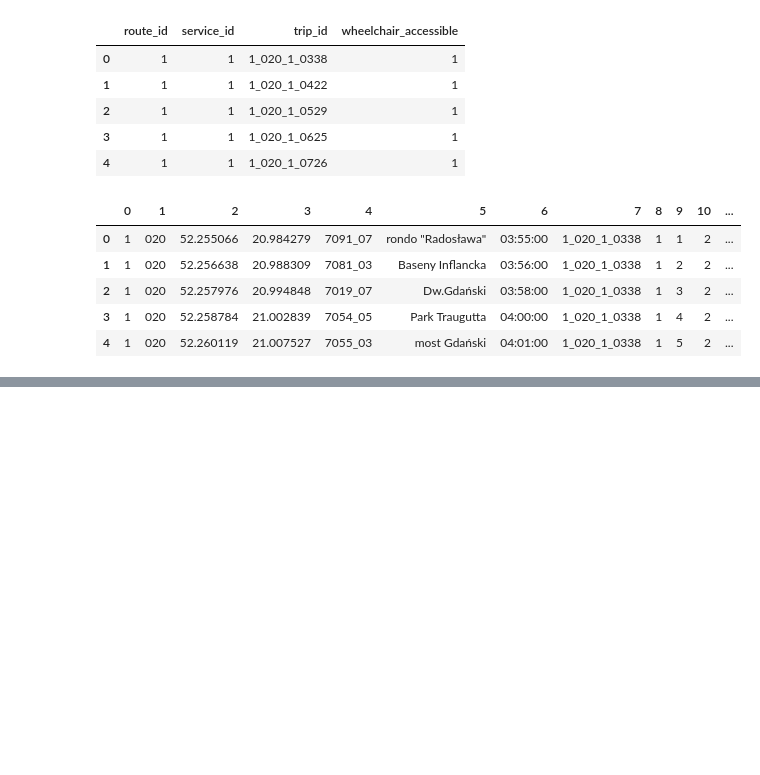
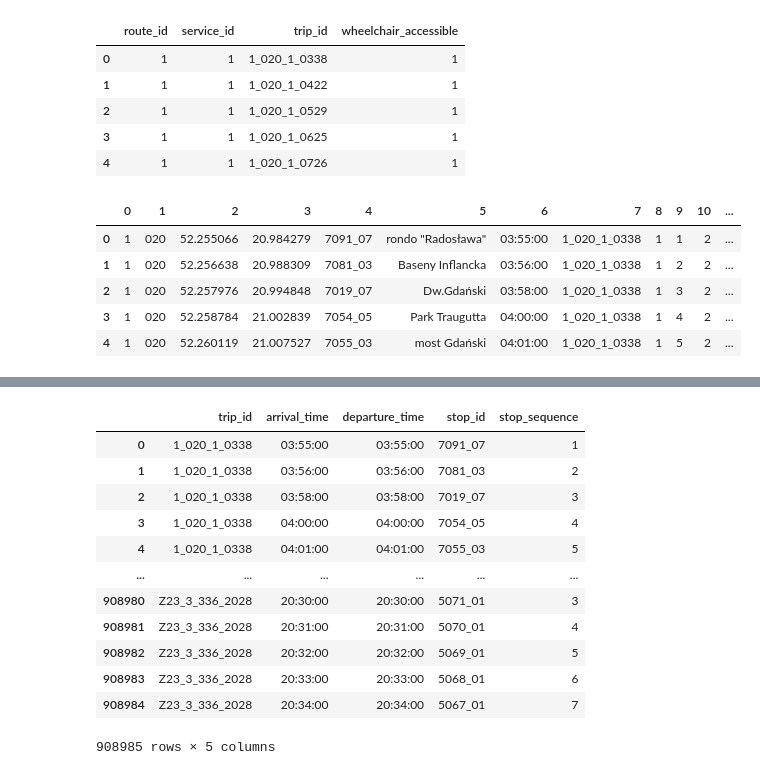
Before and after one commit to hoanganhlinh/praca-inzynierska, a Jupyter notebook: EDA.ipynb, the cells around one changed output, grey strips where cells are left out. Cells and saved outputs as stored; diff of their text form; code cells hidden in the pictures; blank space fills up the shorter version.

```diff
--- a/EDA.ipynb
+++ b/EDA.ipynb
@@ -197,0 +192,16 @@ timetables_df.head()
+# %%
+stop_times_df
+# %% [output]
+|  | trip_id | arrival_time | departure_time | stop_id | stop_sequence |
+| 0 | 1_020_1_0338 | 03:55:00 | 03:55:00 | 7091_07 | 1 |
+| 1 | 1_020_1_0338 | 03:56:00 | 03:56:00 | 7081_03 | 2 |
+| 2 | 1_020_1_0338 | 03:58:00 | 03:58:00 | 7019_07 | 3 |
+| 3 | 1_020_1_0338 | 04:00:00 | 04:00:00 | 7054_05 | 4 |
+| 4 | 1_020_1_0338 | 04:01:00 | 04:01:00 | 7055_03 | 5 |
+| ... | ... | ... | ... | ... | ... |
+| 908980 | Z23_3_336_2028 | 20:30:00 | 20:30:00 | 5071_01 | 3 |
+| 908981 | Z23_3_336_2028 | 20:31:00 | 20:31:00 | 5070_01 | 4 |
+| 908982 | Z23_3_336_2028 | 20:32:00 | 20:32:00 | 5069_01 | 5 |
+| 908983 | Z23_3_336_2028 | 20:33:00 | 20:33:00 | 5068_01 | 6 |
+| 908984 | Z23_3_336_2028 | 20:34:00 | 20:34:00 | 5067_01 | 7 |
+908985 rows × 5 columns
```
Also changed, not shown: parts of 14 cells of this notebook.
